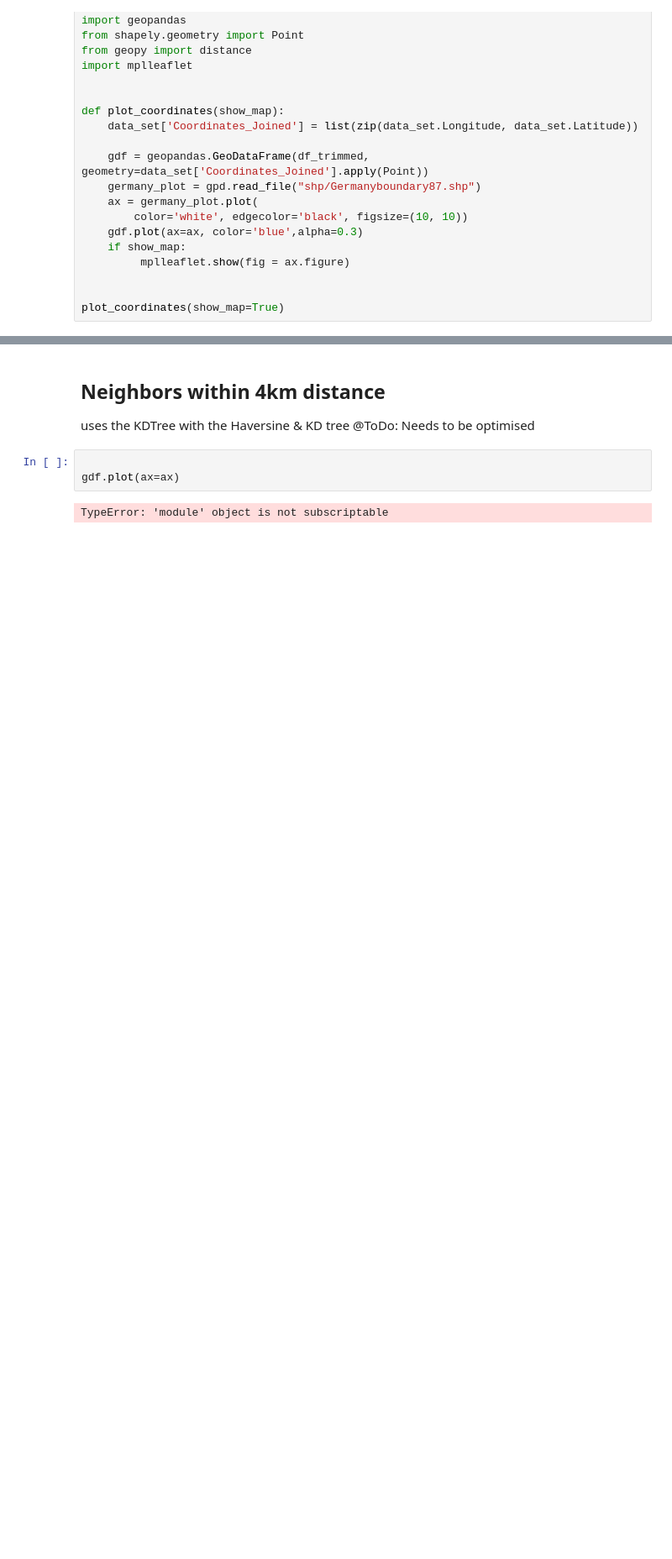
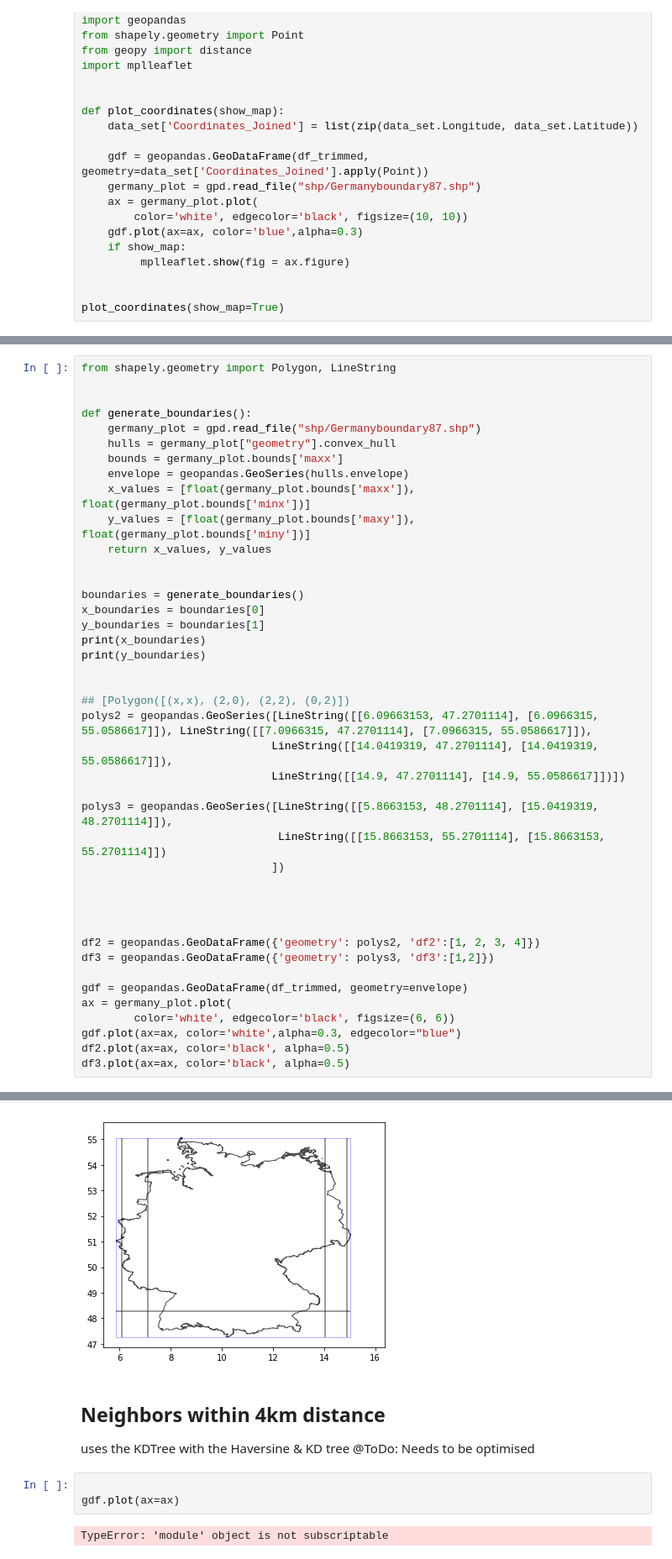
Before and after one commit to luciaeveberger/traffic_sign_recognition_uncertainty_framework, a Jupyter notebook: test_dataset/data_test_sufficency.ipynb, the cells around one changed output, grey strips where cells are left out. Shown at 84% size. Saved outputs shown, nothing was run; the diff lists cells and outputs as text; blank space fills up the shorter version.

```diff
--- a/test_dataset/data_test_sufficency.ipynb
+++ b/test_dataset/data_test_sufficency.ipynb
@@ -191,0 +212,43 @@ gdf.plot(ax=ax_1, color='blue',alpha=0.3 )
+# %%
+from shapely.geometry import Polygon, LineString
+
+
+def generate_boundaries():
+    germany_plot = gpd.read_file("shp/Germanyboundary87.shp")
+    hulls = germany_plot["geometry"].convex_hull
+    bounds = germany_plot.bounds['maxx']
+    envelope = geopandas.GeoSeries(hulls.envelope)
+    x_values = [float(germany_plot.bounds['maxx']), float(germany_plot.bounds['minx'])]
+    y_values = [float(germany_plot.bounds['maxy']), float(germany_plot.bounds['miny'])]
+    return x_values, y_values
+
+
+boundaries = generate_boundaries()
+x_boundaries = boundaries[0]
+y_boundaries = boundaries[1]
+print(x_boundaries)
+print(y_boundaries)
+
+
+## [Polygon([(x,x), (2,0), (2,2), (0,2)])
+polys2 = geopandas.GeoSeries([LineString([[6.09663153, 47.2701114], [6.0966315, 55.0586617]]), LineString([[7.0966315, 47.2701114], [7.0966315, 55.0586617]]),
+                             LineString([[14.0419319, 47.2701114], [14.0419319, 55.0586617]]),
+                             LineString([[14.9, 47.2701114], [14.9, 55.0586617]])])
+
+polys3 = geopandas.GeoSeries([LineString([[5.8663153, 48.2701114], [15.0419319, 48.2701114]]),
+                              LineString([[15.8663153, 55.2701114], [15.8663153, 55.2701114]])
+                             ])
+
+
+
+
+df2 = geopandas.GeoDataFrame({'geometry': polys2, 'df2':[1, 2, 3, 4]})
+df3 = geopandas.GeoDataFrame({'geometry': polys3, 'df3':[1,2]})
+
+gdf = geopandas.GeoDataFrame(df_trimmed, geometry=envelope)
+ax = germany_plot.plot(
+        color='white', edgecolor='black', figsize=(6, 6))
+gdf.plot(ax=ax, color='white',alpha=0.3, edgecolor="blue")
+df2.plot(ax=ax, color='black', alpha=0.5)
+df3.plot(ax=ax, color='black', alpha=0.5)
+# %% [output]
@@ -192,3 +258,4 @@ gdf.plot(ax=ax_1, color='blue',alpha=0.3 )
+[figure, added]
 # %% [markdown]
 ## Neighbors within 4km distance
 
```
Also changed, not shown: parts of 3 cells of this notebook, 16 other files.
